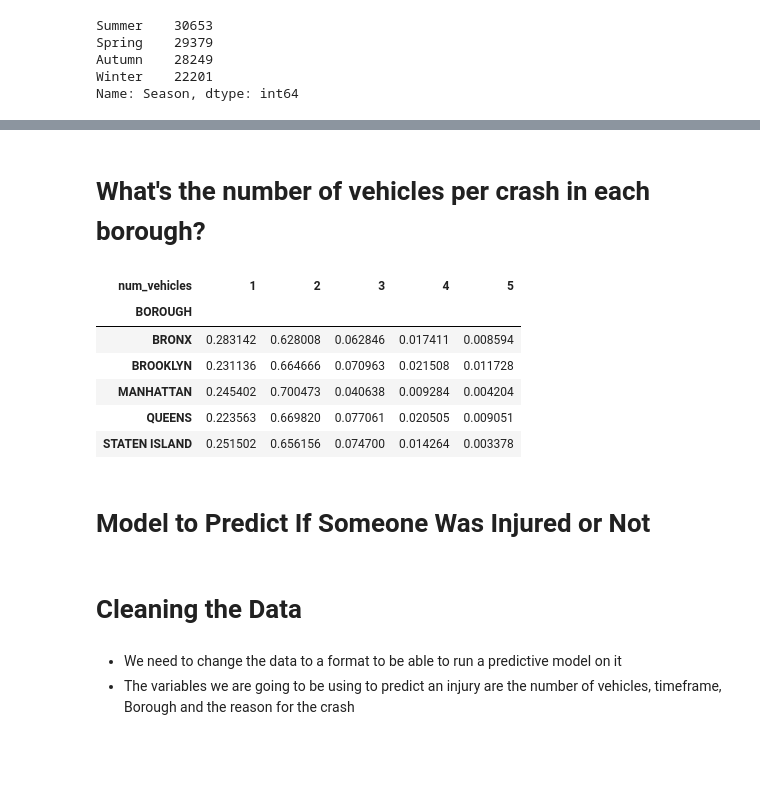
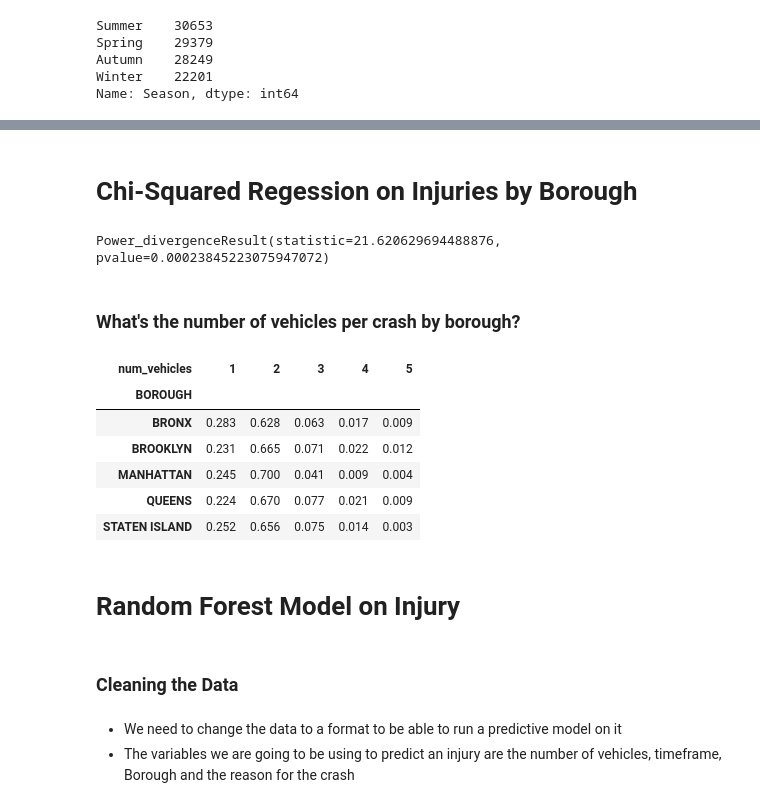
Before and after one commit to statds/nyc-open-data-presentation-nyc_crash_analytics, a Jupyter notebook: code/analysis.ipynb, the cells around one changed output, grey strips where cells are left out. Saved outputs shown, nothing was run; the diff lists cells and outputs as text; code cells hidden in the pictures; blank space fills up the shorter version.

Commit message:
slides formatting, code cleaning

```diff
--- a/code/analysis.ipynb
+++ b/code/analysis.ipynb
@@ -138,16 +100,16 @@ for season in nyc_crash["Season"].unique():
 nyc_crash["CONTRIBUTING FACTOR VEHICLE 1"] = nyc_crash["CONTRIBUTING FACTOR VEHICLE 1"].fillna('Other')
 df = nyc_crash["CONTRIBUTING FACTOR VEHICLE 1"].value_counts()
 
-def cfv1_100(row):
-    if df[row['CONTRIBUTING FACTOR VEHICLE 1']] > 100:
+def cfv1_1000(row):
+    if df[row['CONTRIBUTING FACTOR VEHICLE 1']] > 1000:
         val = row['CONTRIBUTING FACTOR VEHICLE 1']
     else:
         val = "Other"
     return val
 
-nyc_crash['cfv1_100'] = nyc_crash.apply(cfv1_100, axis = 1)
+nyc_crash['cfv1_1000'] = nyc_crash.apply(cfv1_1000, axis = 1)
 
-tab = pd.crosstab(nyc_crash["cfv1_100"], nyc_crash["num_injured"].sort_values(ascending=False))
+tab = pd.crosstab(nyc_crash["cfv1_1000"], nyc_crash["num_injured"].sort_values(ascending=False))
 tab
 # %% [output]
 | num_injured | 0 | 1 | 2 | 3 | 4 | 5 | 6 | 7 | 8 | 9 | 10 | ... |
@@ -181,2 +169,29 @@ tab_injury
+# %% [markdown]
+# Chi-Squared Regession on Injuries by Borough
+# %%
+import scipy.stats as stats
+from scipy.stats import chisquare
+
+tot_inj = tab_injury['BRONX'][1] + tab_injury["BROOKLYN"][1] + tab_injury["MANHATTAN"][1] + tab_injury["QUEENS"][1] + tab_injury["STATEN ISLAND"][1]
+tot_crash = tab_injury['BRONX'][0] + tab_injury['BRONX'][1] + tab_injury["BROOKLYN"][0] + tab_injury["BROOKLYN"][1] + tab_injury["MANHATTAN"][0] + tab_injury["MANHATTAN"][1] + tab_injury["QUEENS"][0] + tab_injury["QUEENS"][1] + tab_injury["STATEN ISLAND"][0] + tab_injury["STATEN ISLAND"][1]
+
+bronx_crash_perc = (tab_injury['BRONX'][0] + tab_injury['BRONX'][1]) / tot_crash
+exp_bronx = round(tot_inj * bronx_crash_perc)
+
+brook_crash_perc = (tab_injury["BROOKLYN"][0] + tab_injury["BROOKLYN"][1]) / tot_crash
+exp_brook = round(tot_inj * brook_crash_perc)
+
+manhat_crash_perc = (tab_injury["MANHATTAN"][0] + tab_injury["MANHATTAN"][1]) / tot_crash
+exp_manhat = round(tot_inj * manhat_crash_perc)
+
+queens_crash_perc = (tab_injury["QUEENS"][0] + tab_injury["QUEENS"][1]) / tot_crash
+exp_queens = round(tot_inj * queens_crash_perc)
+
+staten_crash_perc = (tab_injury["STATEN ISLAND"][0] + tab_injury["STATEN ISLAND"][1]) / tot_crash
+exp_staten = round(tot_inj * staten_crash_perc)
+
+chisquare([tab_injury['BRONX'][1], tab_injury["BROOKLYN"][1], tab_injury["MANHATTAN"][1], tab_injury["QUEENS"][1], tab_injury["STATEN ISLAND"][1]], f_exp=[exp_bronx, exp_brook, exp_manhat, exp_queens, exp_staten])
+# %% [output]
+Power_divergenceResult(statistic=21.620629694488876, pvalue=0.00023845223075947072)
 # %% [markdown]
-# What's the number of vehicles per crash in each borough?
+### What's the number of vehicles per crash by borough?
@@ -183,36 +218,16 @@ tab_injury
 # %%
-nyc_crash["CONTRIBUTING FACTOR VEHICLE 2"] = nyc_crash["CONTRIBUTING FACTOR VEHICLE 2"].fillna('NaN')
-nyc_crash["CONTRIBUTING FACTOR VEHICLE 3"] = nyc_crash["CONTRIBUTING FACTOR VEHICLE 3"].fillna('NaN')
-nyc_crash["CONTRIBUTING FACTOR VEHICLE 4"] = nyc_crash["CONTRIBUTING FACTOR VEHICLE 4"].fillna('NaN')
-nyc_crash["CONTRIBUTING FACTOR VEHICLE 5"] = nyc_crash["CONTRIBUTING FACTOR VEHICLE 5"].fillna('NaN')
-
-def number_of_vehicles(row):
-    if row["CONTRIBUTING FACTOR VEHICLE 5"] != 'NaN':
-        val = 5
-    elif row["CONTRIBUTING FACTOR VEHICLE 4"] != 'NaN':
-        val = 4
-    elif row["CONTRIBUTING FACTOR VEHICLE 3"] != 'NaN':
-        val = 3
-    elif row["CONTRIBUTING FACTOR VEHICLE 2"] != 'NaN':
-        val = 2
-    elif row["CONTRIBUTING FACTOR VEHICLE 1"] != 'NaN':
-        val = 1
-    return val
-
-nyc_crash['num_vehicles'] = nyc_crash.apply(number_of_vehicles, axis = 1)
-
-tab = pd.crosstab(nyc_crash["BOROUGH"], nyc_crash["num_vehicles"], normalize='index')
-tab
+tab_vehicles = pd.crosstab(nyc_crash["BOROUGH"], nyc_crash["num_vehicles"], normalize='index')
+round(tab_vehicles, 3)
 # %% [output]
 | num_vehicles | 1 | 2 | 3 | 4 | 5 |
 | BOROUGH |  |  |  |  |  |
-| BRONX | 0.283142 | 0.628008 | 0.062846 | 0.017411 | 0.008594 |
-| BROOKLYN | 0.231136 | 0.664666 | 0.070963 | 0.021508 | 0.011728 |
-| MANHATTAN | 0.245402 | 0.700473 | 0.040638 | 0.009284 | 0.004204 |
-| QUEENS | 0.223563 | 0.669820 | 0.077061 | 0.020505 | 0.009051 |
-| STATEN ISLAND | 0.251502 | 0.656156 | 0.074700 | 0.014264 | 0.003378 |
+| BRONX | 0.283 | 0.628 | 0.063 | 0.017 | 0.009 |
+| BROOKLYN | 0.231 | 0.665 | 0.071 | 0.022 | 0.012 |
+| MANHATTAN | 0.245 | 0.700 | 0.041 | 0.009 | 0.004 |
+| QUEENS | 0.224 | 0.670 | 0.077 | 0.021 | 0.009 |
+| STATEN ISLAND | 0.252 | 0.656 | 0.075 | 0.014 | 0.003 |
 # %% [markdown]
-# Model to Predict If Someone Was Injured or Not
+# Random Forest Model on Injury
 # %%
 import numpy as np
 
@@ -222,7 +237,7 @@ from sklearn.model_selection import train_test_split
 from sklearn import metrics
 from sklearn.metrics import classification_report, confusion_matrix
 # %% [markdown]
-# Cleaning the Data
+### Cleaning the Data
 # %% [markdown]
 * We need to change the data to a format to be able to run a predictive model on it
 * The variables we are going to be using to predict an injury are the number of vehicles, timeframe, Borough and the reason for the crash
```
Also changed, not shown: parts of 32 cells of this notebook.
